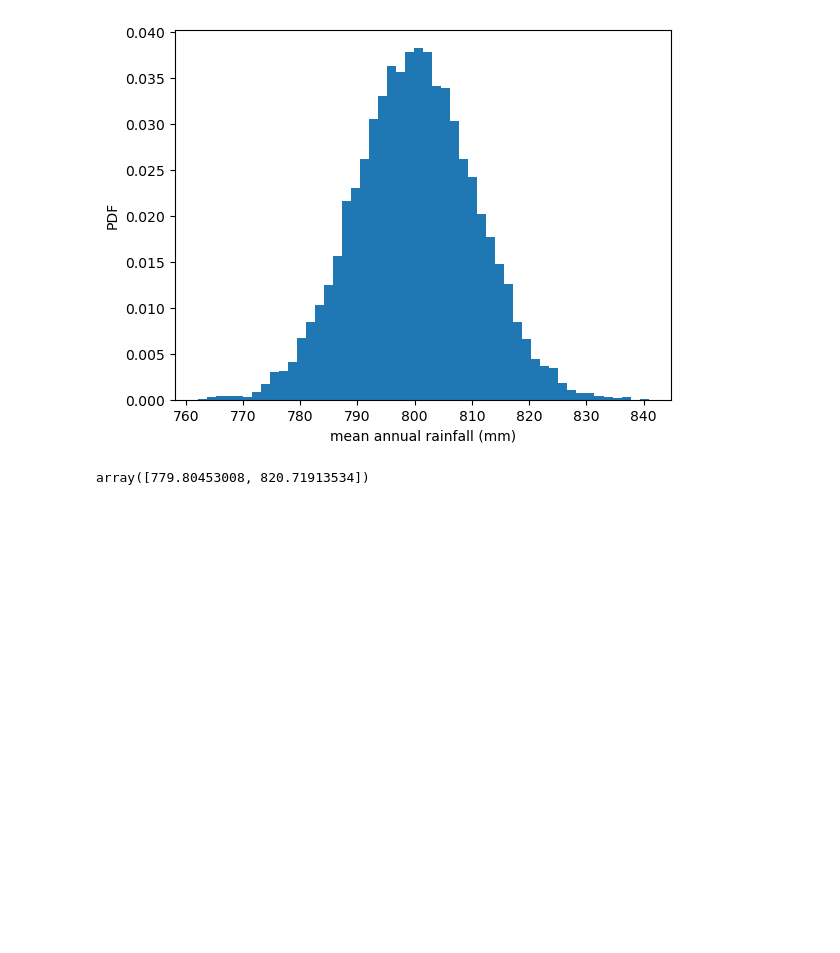
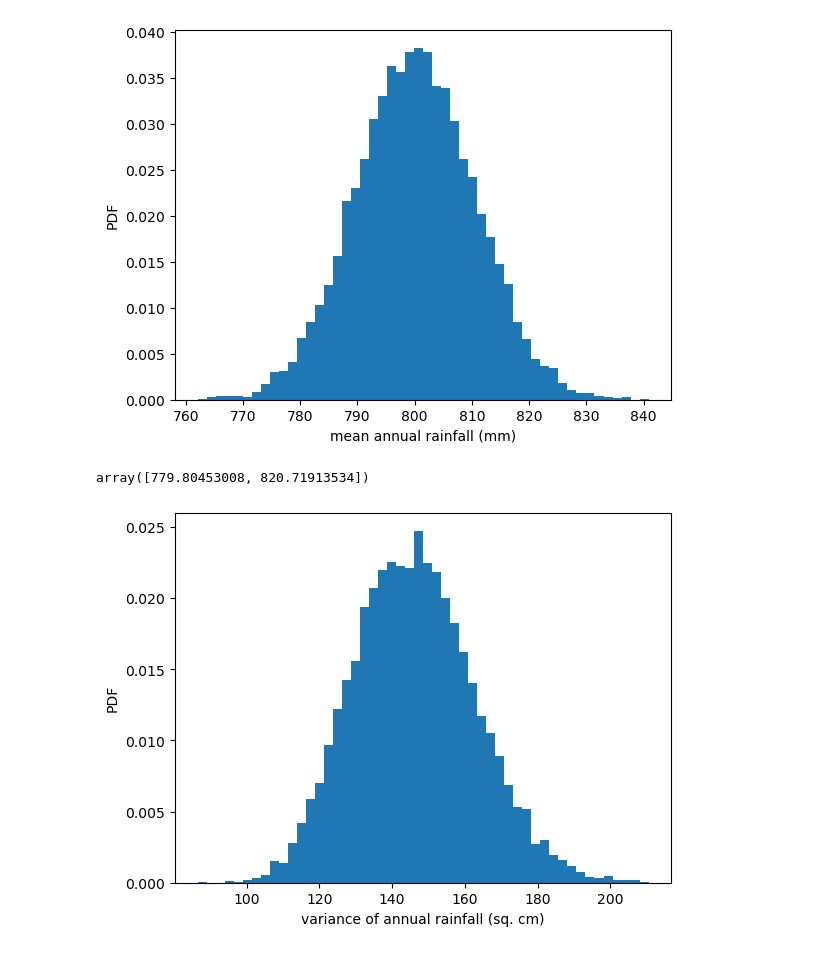
Before and after one commit to rpitchumani/datacamp, a Jupyter notebook: statistical-thinking-in-python-part-2/Chapter_2_Statistical_Thinking_in_Python_Part_2.ipynb, the cells around one changed output. Saved outputs shown, nothing was run; the diff lists cells and outputs as text; code cells hidden in the pictures; blank space fills up the shorter version.

```diff
--- a/statistical-thinking-in-python-part-2/Chapter_2_Statistical_Thinking_in_Python_Part_2.ipynb
+++ b/statistical-thinking-in-python-part-2/Chapter_2_Statistical_Thinking_in_Python_Part_2.ipynb
@@ -105,3 +105,19 @@ plt.show()
 np.percentile(bs_replicates, [2.5, 97.5])
 # %% [output]
 array([779.80453008, 820.71913534])
+# %%
+# Generate 10,000 bootstrap replicates of the variance: bs_replicates
+bs_replicates = draw_bs_reps(rainfall, np.var, size=10000)
+
+# Put the variance in units of square centimeters
+bs_replicates = bs_replicates/100
+
+# Make a histogram of the results
+_ = plt.hist(bs_replicates, bins=50, density=True)
+_ = plt.xlabel('variance of annual rainfall (sq. cm)')
+_ = plt.ylabel('PDF')
+
+# Show the plot
+plt.show()
+# %% [output]
+[figure, added]
```
Also changed, not shown: parts of 6 cells of this notebook, 3 other files.
